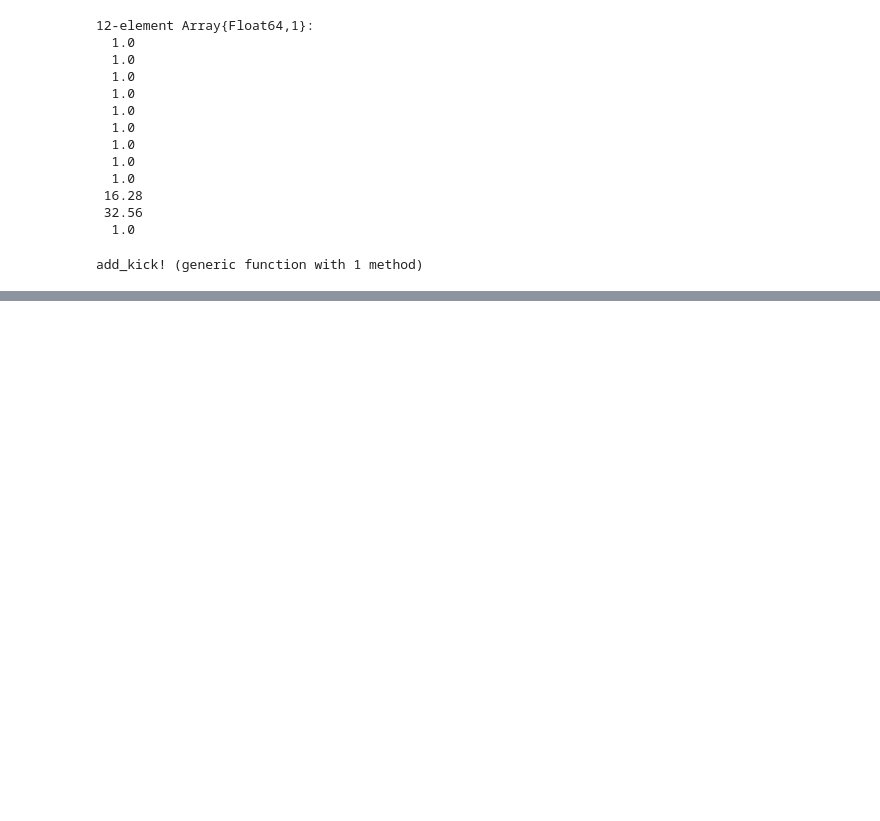
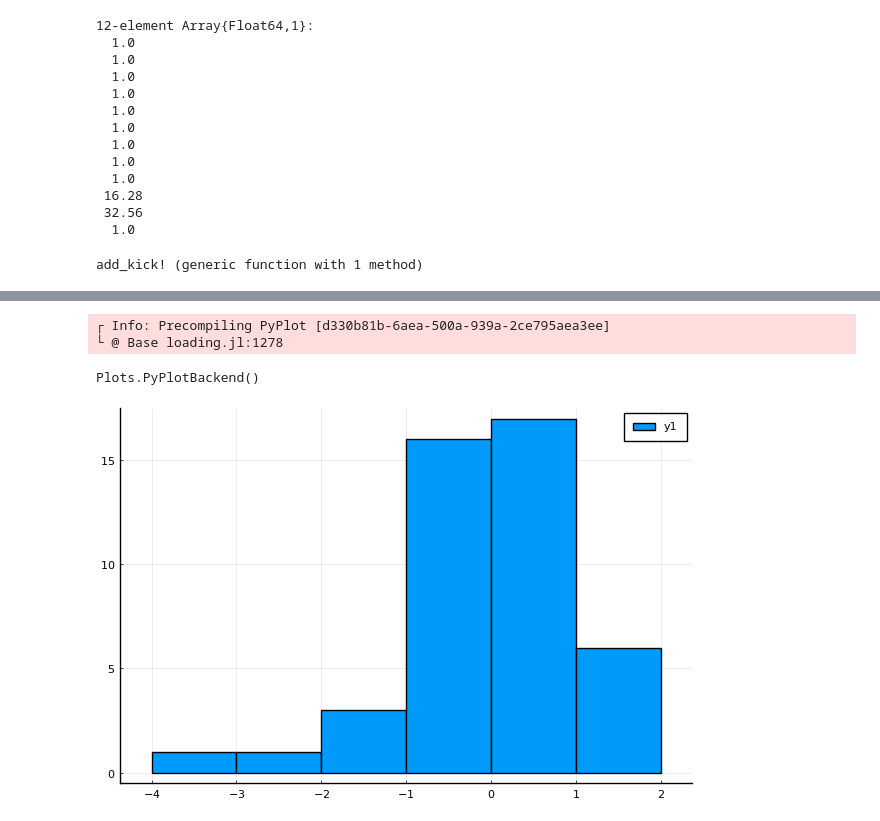
Before and after one commit to jinglinzhao/GLOM_RV_Example, a Jupyter notebook: examples/101501_example.ipynb, the cells around one changed output, grey strips where cells are left out. Saved outputs shown, nothing was run; the diff lists cells and outputs as text; code cells hidden in the pictures; blank space fills up the shorter version.

```diff
--- a/examples/101501_example.ipynb
+++ b/examples/101501_example.ipynb
@@ -292,0 +607,2 @@ obs_rvs[1]
+# %%
+post, post_err, post_obs = GLOM_RV.GLOM_posteriors(problem_definition, plot_xs, fit3_total_hyperparameters, y_obs = GLOM_RV.remove_kepler(problem_definition_rv, current_ks))
@@ -292,0 +615,4 @@ obs_rvs[1]
+# %%
+GLOM_rvs_at_plot_xs, GLOM_ind1_at_plot_xs, GLOM_ind2_at_plot_xs = post
+GLOM_rvs_err_at_plot_xs, GLOM_ind1_err_at_plot_xs, GLOM_ind2_err_at_plot_xs = post_err
+GLOM_rvs_at_obs_xs, GLOM_ind1_at_obs_xs, GLOM_ind2_at_obs_xs = post_obs
@@ -292,0 +633,3 @@ obs_rvs[1]
+# %%
+rvs = current_ks.(obs_xs*u"d")
+rvs = ustrip.(rvs)
@@ -292,0 +654,2 @@ obs_rvs[1]
+# %%
+res = obs_rvs - (GLOM_rvs_at_obs_xs + rvs)
@@ -292,0 +676,11 @@ obs_rvs[1]
+# %%
+using Plots
+pyplot()
+# %% [output]
+┌ Info: Precompiling PyPlot [d330b81b-6aea-500a-939a-2ce795aea3ee]
+└ @ Base loading.jl:1278
+Plots.PyPlotBackend()
+# %%
+Plots.histogram(res./obs_rvs_err, bins=7)
+# %% [output]
+[figure, added]
```
Also changed, not shown: parts of 22 cells of this notebook, 11 other files.
